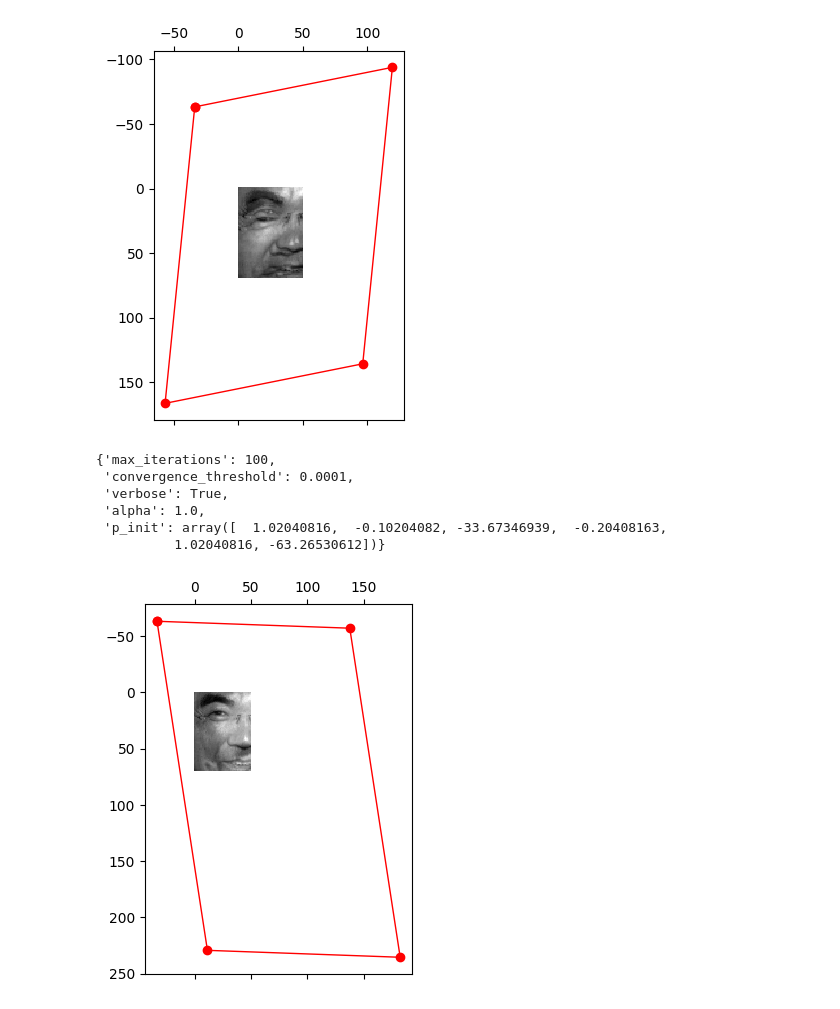
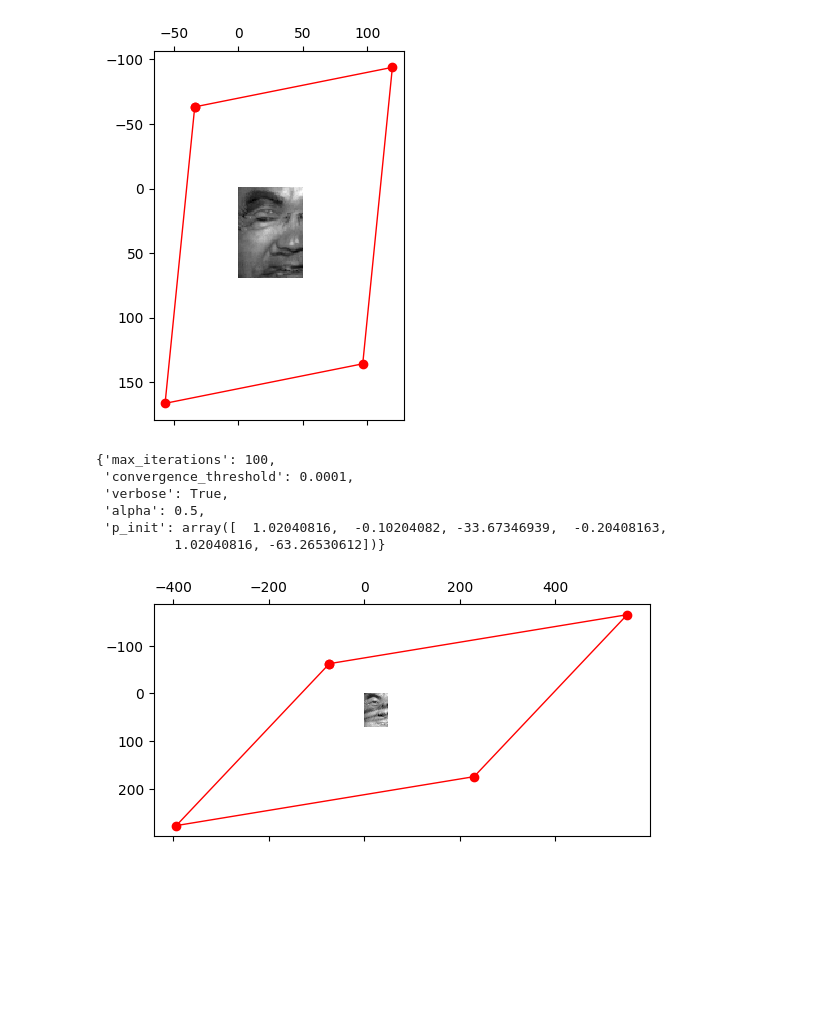
Before and after one commit to GerasimovIV/dense_image_aligment, a Jupyter notebook: ExampleAffine.ipynb, the cells around one changed output. Cells and saved outputs as stored; diff of their text form; code cells hidden in the pictures; blank space fills up the shorter version.

```diff
--- a/ExampleAffine.ipynb
+++ b/ExampleAffine.ipynb
@@ -31,8 +31,11 @@ from dense_image_aligment import save_aligment_progress, read_as_colored, show_d
 import numpy as np
 from dense_image_aligment.transformations.affine import AffineTransformation
 # %%
-image = read_as_grayscale('./media/kanade_image.jpg')
-templ = read_as_grayscale('./media/kanade.jpg')
+# image = read_as_grayscale('./media/kanade_image.jpg')
+# templ = read_as_grayscale('./media/kanade.jpg')
+
+image = read_as_grayscale('./media/kanade.jpg')
+templ = read_as_grayscale('./media/kanade_image.jpg')
 
 image.shape, templ.shape
 # %% [output]
@@ -40,6 +43,6 @@ image.shape, templ.shape
 # %%
 method, params = image_aligment_method(key='forward_additive')
-params['alpha'] = 1.0
+params['alpha'] = .5
 params['max_iterations'] = 100
 params['p_init'] = np.array([[  1.02040816,  -0.10204082, -33.67346939],
        [ -0.20408163,   1.02040816, -63.26530612]]).reshape(-1)
@@ -67,26 +70,26 @@ params
 {'max_iterations': 100,
  'convergence_threshold': 0.0001,
  'verbose': True,
- 'alpha': 1.0,
+ 'alpha': 0.5,
  'p_init': array([  1.02040816,  -0.10204082, -33.67346939,  -0.20408163,
           1.02040816, -63.26530612])}
 # %%
 ps = method(
-    image=templ,
-    template=image,
+    image=image,
+    template=templ,
     coord_transform=affine_transform,
     **params
 )
 # %%
 affine_transform.p = ps[-1]
 
 show_data(
-    image=templ,
-    template=image,
+    image=image,
+    template=templ,
     coords_transform=affine_transform
 )
 # %% [output]
-[figure, old version]
+[figure, new version]
 # %%
 save_aligment_progress(
     f'./draft.gif',
```
Also changed, not shown: parts of 3 cells of this notebook, 3 other files.
